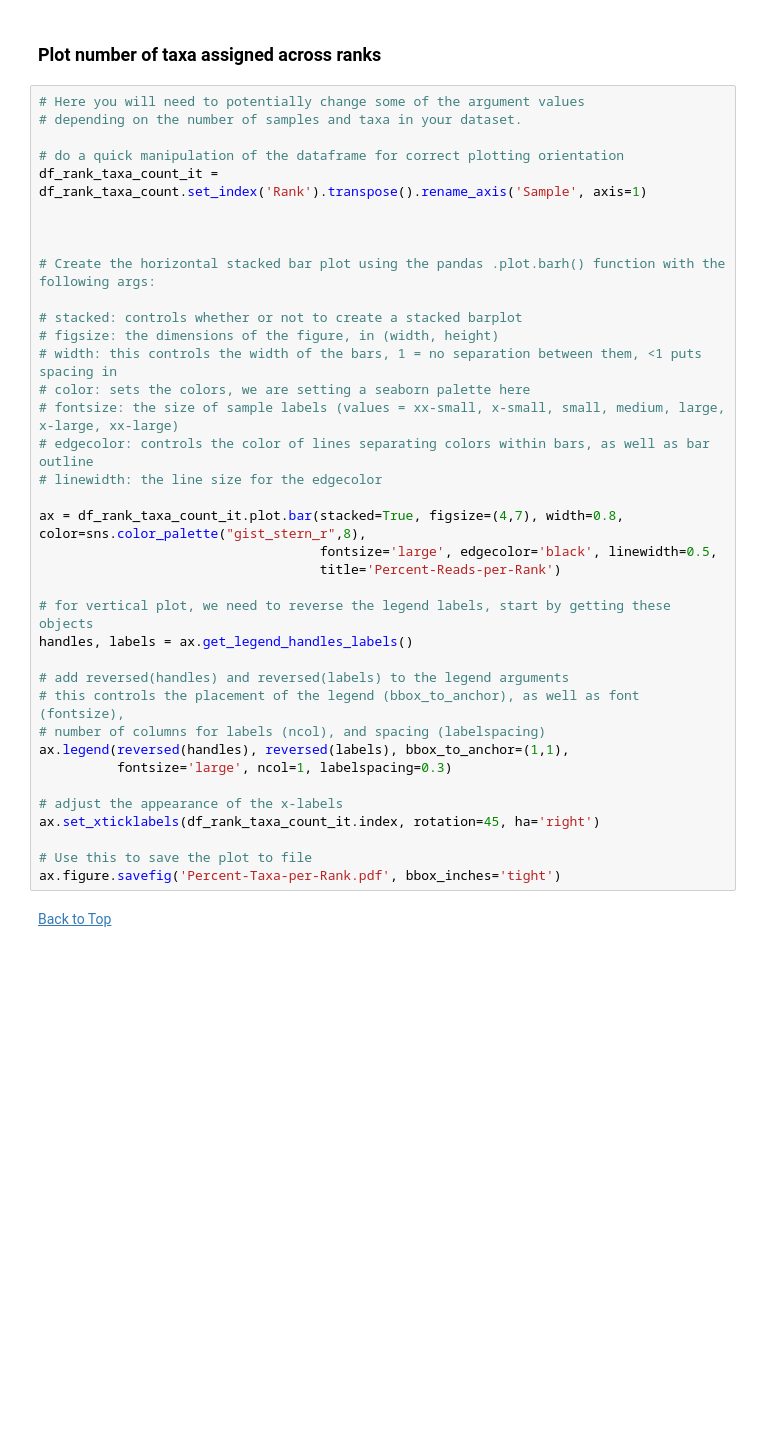
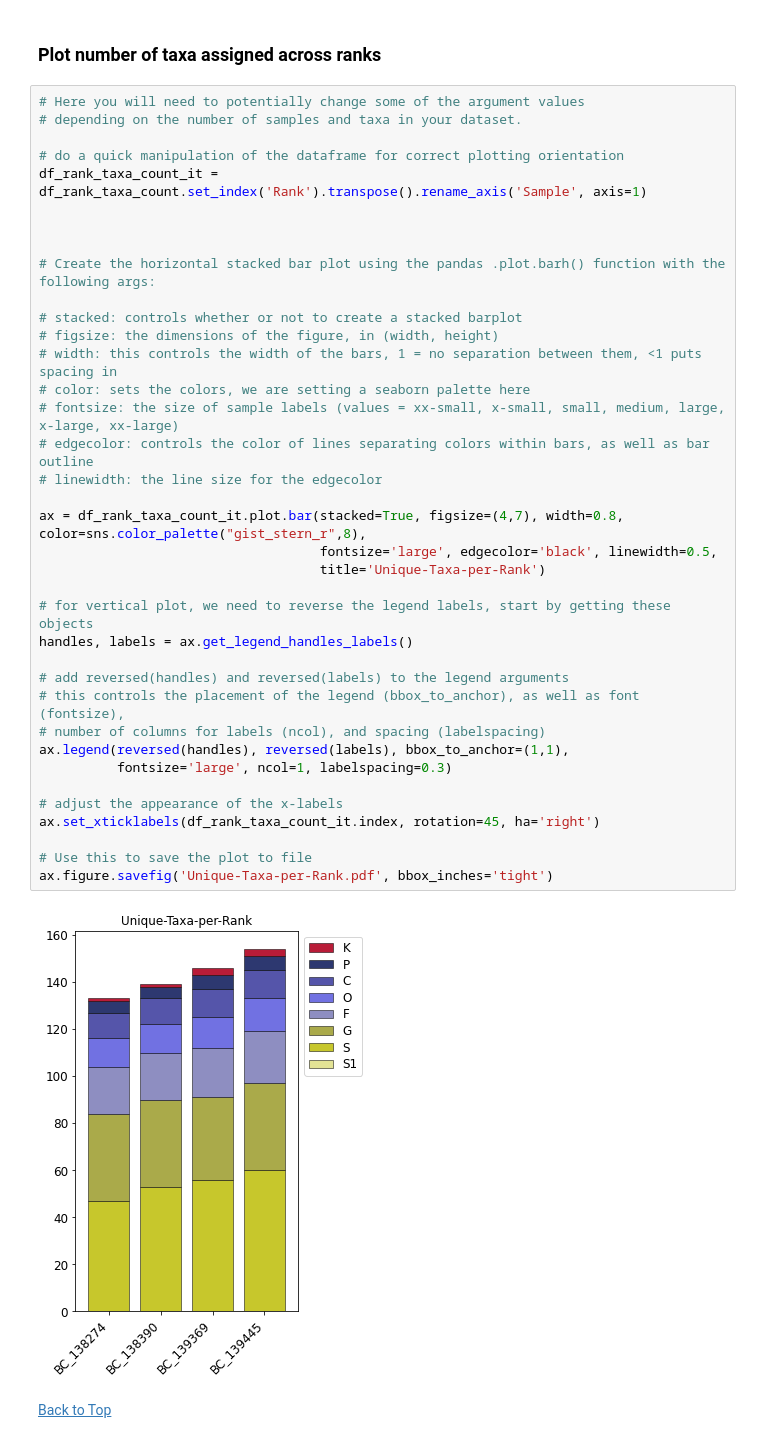
Before and after one commit to PacificBiosciences/pb-metagenomics-tools, a Jupyter notebook: pb-metagenomics-scripts/Compare-kreport-taxonomic-profiles/Compare-kreport-taxonomic-profiles.ipynb, the cells around one changed output. Saved outputs shown, nothing was run; the diff lists cells and outputs as text; blank space fills up the shorter version.

```diff
--- a/pb-metagenomics-scripts/Compare-kreport-taxonomic-profiles/Compare-kreport-taxonomic-profiles.ipynb
+++ b/pb-metagenomics-scripts/Compare-kreport-taxonomic-profiles/Compare-kreport-taxonomic-profiles.ipynb
@@ -282,35 +284,37 @@ ax.figure.savefig('Percent-Reads-per-Rank.pdf', bbox_inches='tight')
 df_rank_taxa_count_it = df_rank_taxa_count.set_index('Rank').transpose().rename_axis('Sample', axis=1)
 
 
 
 # Create the horizontal stacked bar plot using the pandas .plot.barh() function with the following args:
 
 # stacked: controls whether or not to create a stacked barplot
 # figsize: the dimensions of the figure, in (width, height)
 # width: this controls the width of the bars, 1 = no separation between them, <1 puts spacing in
 # color: sets the colors, we are setting a seaborn palette here
 # fontsize: the size of sample labels (values = xx-small, x-small, small, medium, large, x-large, xx-large)
 # edgecolor: controls the color of lines separating colors within bars, as well as bar outline
 # linewidth: the line size for the edgecolor
 
 ax = df_rank_taxa_count_it.plot.bar(stacked=True, figsize=(4,7), width=0.8, color=sns.color_palette("gist_stern_r",8),
                                     fontsize='large', edgecolor='black', linewidth=0.5,
-                                    title='Percent-Reads-per-Rank')
+                                    title='Unique-Taxa-per-Rank')
 
 # for vertical plot, we need to reverse the legend labels, start by getting these objects
 handles, labels = ax.get_legend_handles_labels()
 
 # add reversed(handles) and reversed(labels) to the legend arguments
 # this controls the placement of the legend (bbox_to_anchor), as well as font (fontsize),
 # number of columns for labels (ncol), and spacing (labelspacing)
 ax.legend(reversed(handles), reversed(labels), bbox_to_anchor=(1,1),
           fontsize='large', ncol=1, labelspacing=0.3)
 
 # adjust the appearance of the x-labels
 ax.set_xticklabels(df_rank_taxa_count_it.index, rotation=45, ha='right')
 
 # Use this to save the plot to file
-ax.figure.savefig('Percent-Taxa-per-Rank.pdf', bbox_inches='tight')
+ax.figure.savefig('Unique-Taxa-per-Rank.pdf', bbox_inches='tight')
+# %% [output]
+[figure, added]
 # %% [markdown]
 [Back to Top](#Top)
 # %% [markdown]
```
Also changed, not shown: parts of 14 cells of this notebook, 1 other file.
